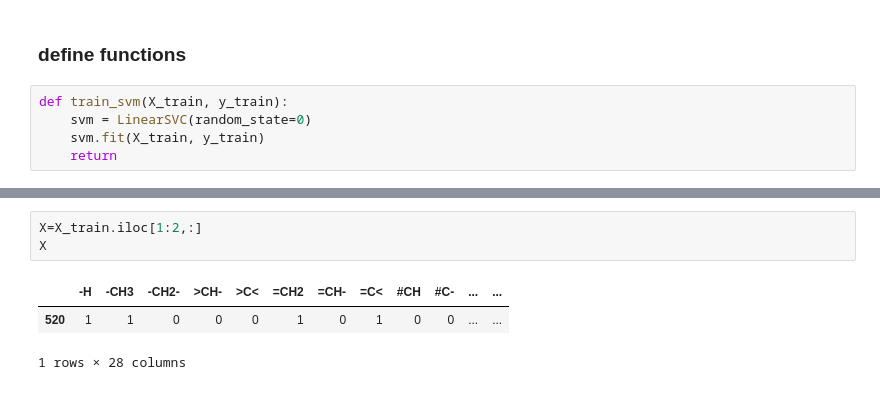
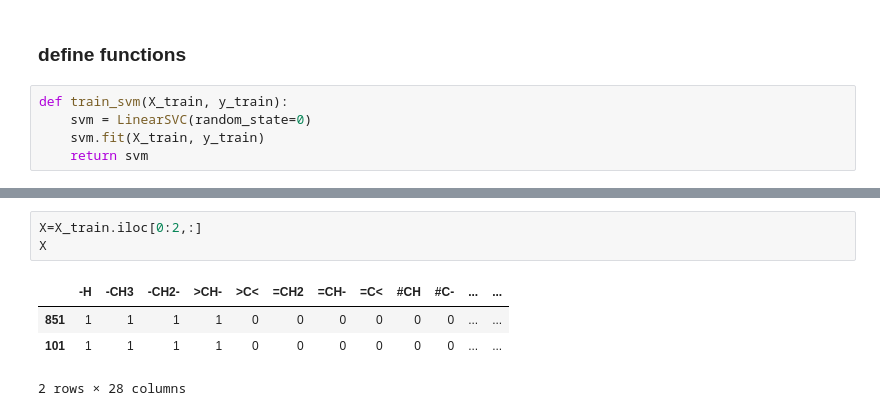
Before and after one commit to Zhangjt9317/Biofuel-Group-Project, a Jupyter notebook: MyProject/Classification_svm.ipynb, the cells around one changed output, grey strips where cells are left out. Saved outputs shown, nothing was run; the diff lists cells and outputs as text.

```diff
--- a/MyProject/Classification_svm.ipynb
+++ b/MyProject/Classification_svm.ipynb
@@ -63,6 +63,6 @@ plt.legend()
 def train_svm(X_train, y_train):
     svm = LinearSVC(random_state=0)
     svm.fit(X_train, y_train)
-    return
+    return svm
 # %%
 def test_svm(X_train, y_train, X_test, y_test):
@@ -94,10 +96,11 @@ Accuracy =  0.991379310345
 # %%
-X=X_train.iloc[1:2,:]
+X=X_train.iloc[0:2,:]
 X
 # %% [output]
 |  | -H | -CH3 | -CH2- | >CH- | >C< | =CH2 | =CH- | =C< | #CH | #C- | ... | ... |
-| 520 | 1 | 1 | 0 | 0 | 0 | 1 | 0 | 1 | 0 | 0 | ... | ... |
+| 851 | 1 | 1 | 1 | 1 | 0 | 0 | 0 | 0 | 0 | 0 | ... | ... |
+| 101 | 1 | 1 | 1 | 1 | 0 | 0 | 0 | 0 | 0 | 0 | ... | ... |
-1 rows × 28 columns
+2 rows × 28 columns
 # %%
 predict_family_svm(X_train, y_train, X)
 # %% [output]
```
Also changed, not shown: parts of 7 cells of this notebook, 6 other files.
